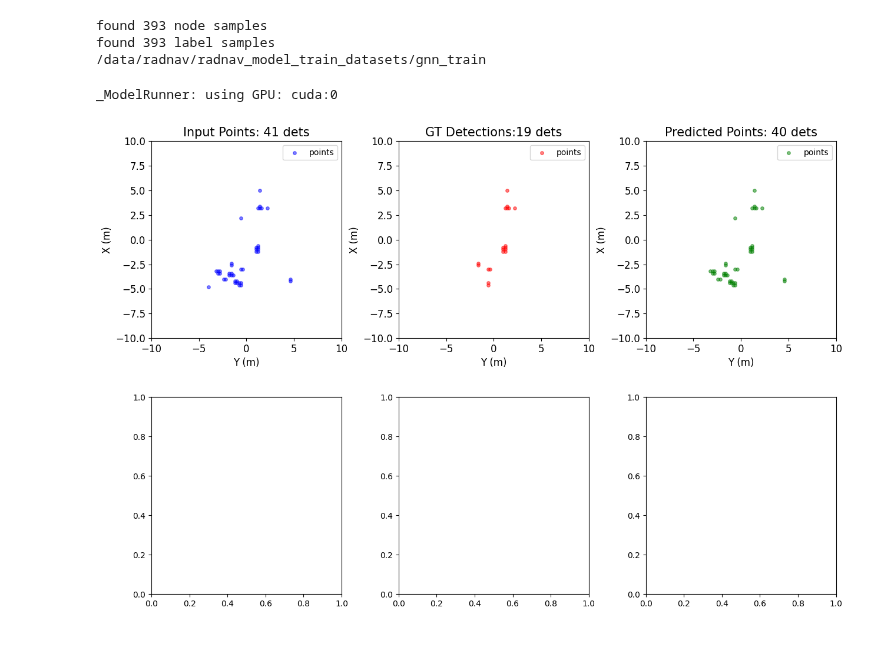
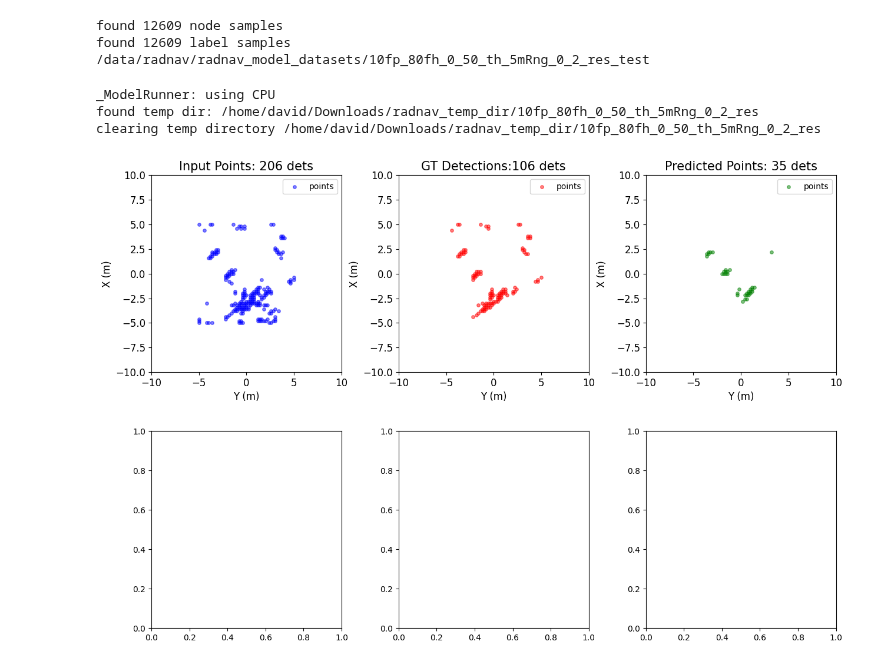
Before and after one commit to davidmhunt/mmwave_model_integrator, a Jupyter notebook: notebooks/testing_gnn_pc_processing.ipynb, the cells around one changed output. Drawn from its saved outputs; the diff is of its cells as text; code cells hidden in the pictures.

Commit message:
first set of training implemented

```diff
--- a/notebooks/testing_gnn_pc_processing.ipynb
+++ b/notebooks/testing_gnn_pc_processing.ipynb
@@ -22,6 +23,8 @@ from mmwave_model_integrator.torch_training.models.SAGEGnn import SageGNNClassif
 # %%
 #initialize the dataset
-dataset_path = os.path.join(DATASET_PATH,"gnn_train")
+config_label = "10fp_80fh_0_50_th_5mRng_0_2_res"
+
+dataset_path = os.path.join(DATASET_PATH,"{}_test".format(config_label))
 dataset = GnnNodeDS(
     dataset_path=dataset_path,
     node_folder="nodes",
@@ -29,9 +32,9 @@ dataset = GnnNodeDS(
 )
 print(dataset_path)
 # %% [output]
-found 393 node samples
-found 393 label samples
-/data/radnav/radnav_model_train_datasets/gnn_train
+found 12609 node samples
+found 12609 label samples
+/data/radnav/radnav_model_datasets/10fp_80fh_0_50_th_5mRng_0_2_res_test
 # %%
 #initialize the encoder and decoder
 input_encoder = _NodeEncoder()
@@ -45,27 +48,39 @@ runner = GNNRunner(
         in_channels=4,
         hidden_channels=16,
         out_channels=1
-    ),state_dict_path="/home/david/Documents/odometry/submodules/mmwave_model_integrator/notebooks/working_dir/Sage_GNN.pth",
-    cuda_device="cuda:0",
+    ),state_dict_path="/home/david/Documents/odometry/submodules/mmwave_model_integrator/scripts/working_dir/Sage_10fp_10fh_0_50_th_5mRng_0_2_res.pth",
+    cuda_device="cpu",
     edge_radius=10.0
 )
+
+movie_generator = MovieGeneratorGNN(
+    gnn_ds=dataset,
+    plotter=plotter,
+    input_encoder=input_encoder,
+    runner=runner,
+    decoder=None,
+    ground_truth_encoder=ground_truth_encoder,
+    temp_dir_path=os.path.join(os.getenv("MOVIE_TEMP_DIRECTORY"),config_label)
+)
 # %% [output]
-_ModelRunner: using GPU: cuda:0
+_ModelRunner: using CPU
+found temp dir: /home/david/Downloads/radnav_temp_dir/10fp_80fh_0_50_th_5mRng_0_2_res
+clearing temp directory /home/david/Downloads/radnav_temp_dir/10fp_80fh_0_50_th_5mRng_0_2_res
 # %%
 #plot a sample from the training dataset
-idx = 5
+idx = 6000
 nodes = dataset.get_node_data(idx)
 labels = dataset.get_label_data(idx)
 plotter.plot_compilation(
-    nodes=nodes,
-    labels=labels,
+    input_data=nodes,
+    gt_data=labels,
     input_encoder=input_encoder,
     ground_truth_encoder=ground_truth_encoder,
     runner=runner,
     show=True
 )
 # %% [output]
-[figure, old version]
+[figure, new version]
 # %%
 #quick speed comparison
 from tqdm import tqdm
```
Also changed, not shown: parts of 2 cells of this notebook, 20 other files.
